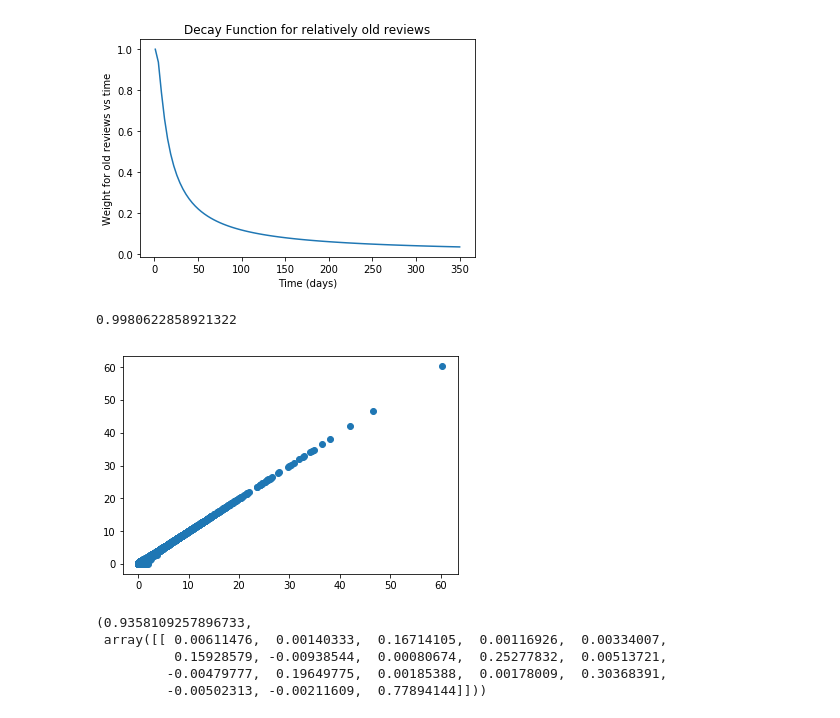
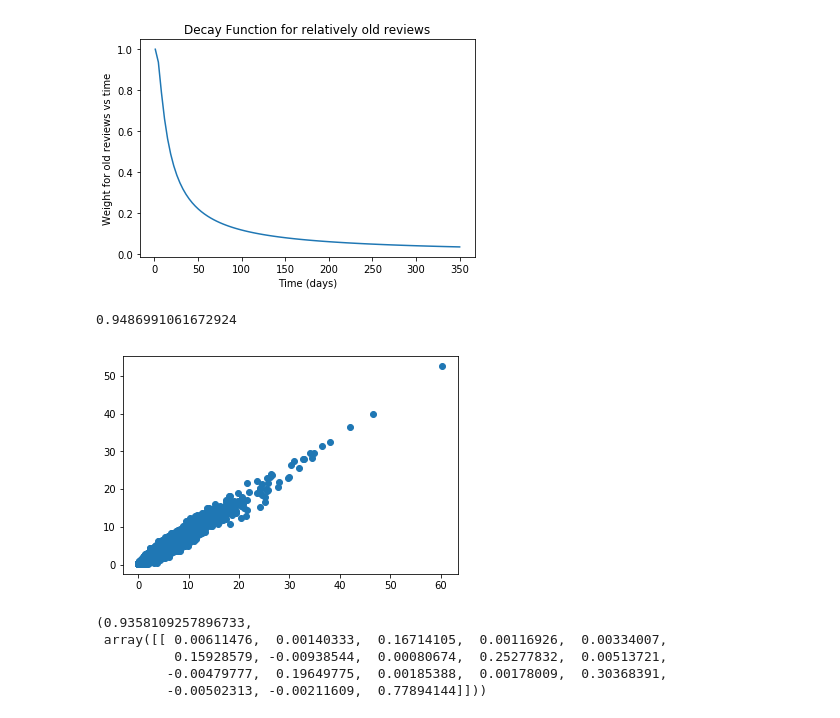
Before and after one commit to bvaidyan/Drank2, a Jupyter notebook: DA9.ipynb, the cells around one changed output. Cells and saved outputs as stored; diff of their text form; code cells hidden in the pictures.

```diff
--- a/DA9.ipynb
+++ b/DA9.ipynb
@@ -288,14 +288,14 @@ yout=pd.concat(yjoin)
 #Xout.to_csv('model/Xout_1Aug2018.csv')
 #yout.to_csv('model/yout_1Aug2018.csv')
 # %%
-#Gradient Boosting Regression (performs much better compared to LinearRegression)
-grad = GradientBoostingRegressor(n_estimators=100,learning_rate=0.1, max_depth=10, random_state=1, loss='ls')
+#Gradient Boosting Regression
+grad = GradientBoostingRegressor(n_estimators=20,learning_rate=0.1, max_depth=5, random_state=1, loss='ls')
 grad.fit(Xout, yout)
 plt.scatter(yout,grad.predict(Xout))
 r2_score(yout, grad.predict(Xout))
 # %% [output]
-0.9980622858921322
+0.9486991061672924
-[figure, old version]
+[figure, new version]
 # %%
 pickle.dump(grad, open('model/grad_1Aug2018.sav', 'wb'))
 # %%
```
Also changed, not shown: parts of 7 cells of this notebook.
